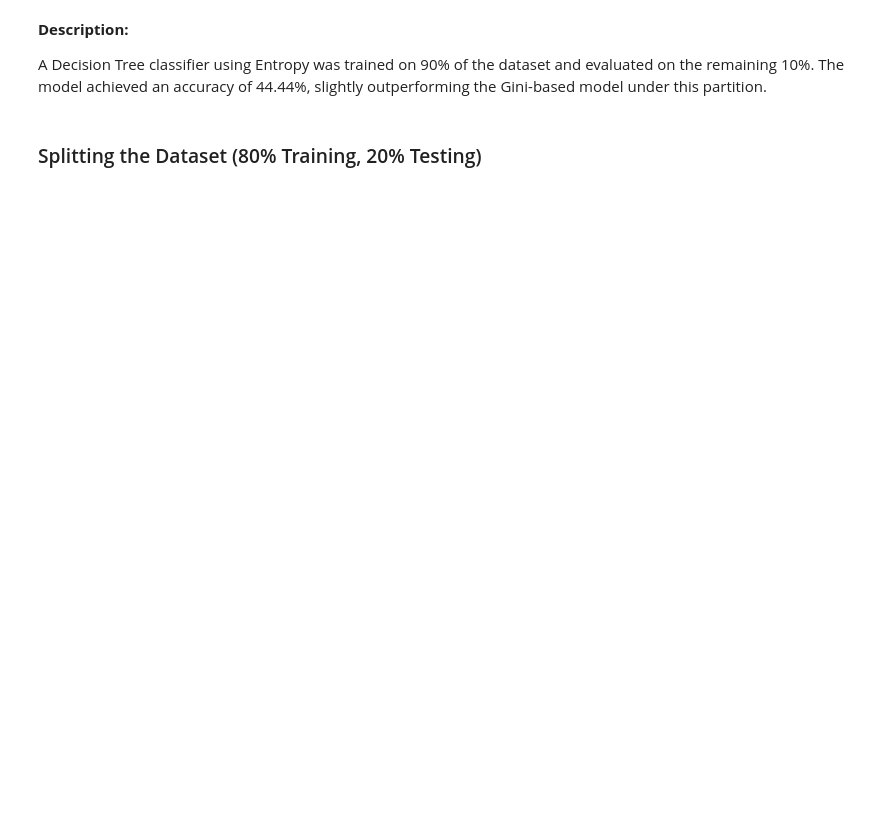
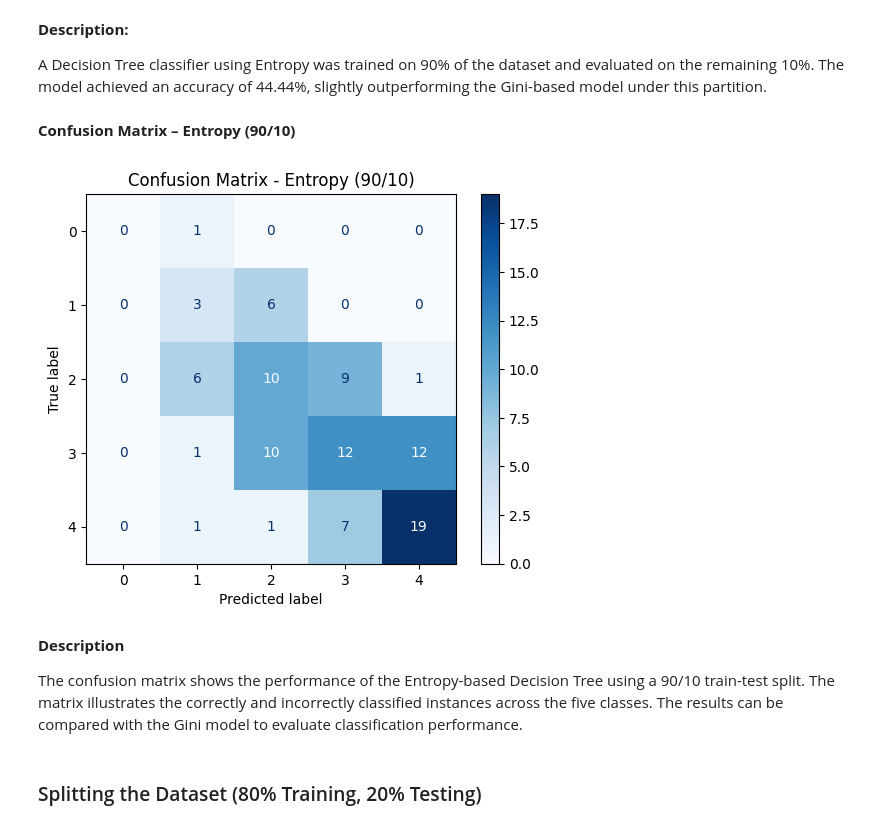
Before and after one commit to wjd123p/IT326-Project, a Jupyter notebook: Reports/Phase3.ipynb, the cells around one changed output. Cells and saved outputs as stored; diff of their text form; code cells hidden in the pictures; blank space fills up the shorter version.

```diff
--- a/Reports/Phase3.ipynb
+++ b/Reports/Phase3.ipynb
@@ -127,6 +168,27 @@ print("Entropy Accuracy (%):", accuracy_entropy_90 * 100)
 **Description:**
 
 A Decision Tree classifier using Entropy was trained on 90% of the dataset and evaluated on the remaining 10%. The model achieved an accuracy of 44.44%, slightly outperforming the Gini-based model under this partition.
+# %% [markdown]
+**Confusion Matrix – Entropy (90/10)**
+# %%
+from sklearn.metrics import ConfusionMatrixDisplay
+import matplotlib.pyplot as plt
+
+ConfusionMatrixDisplay.from_predictions(
+    y_test_90,
+    y_pred_entropy_90,
+    values_format="d",
+    cmap="Blues"
+)
+
+plt.title("Confusion Matrix - Entropy (90/10)")
+plt.show()
+# %% [output]
+[figure, added]
+# %% [markdown]
+**Description**
+
+The confusion matrix shows the performance of the Entropy-based Decision Tree using a 90/10 train-test split. The matrix illustrates the correctly and incorrectly classified instances across the five classes. The results can be compared with the Gini model to evaluate classification performance.
 # %% [markdown]
 ### Splitting the Dataset (80% Training, 20% Testing)
 # %%
```
Also changed, not shown: parts of 29 cells of this notebook.
